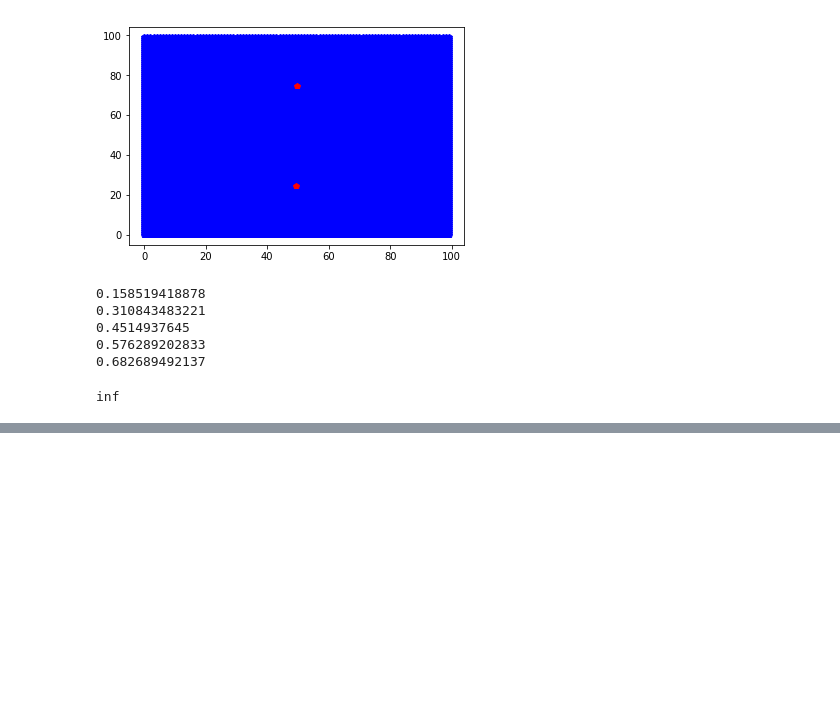
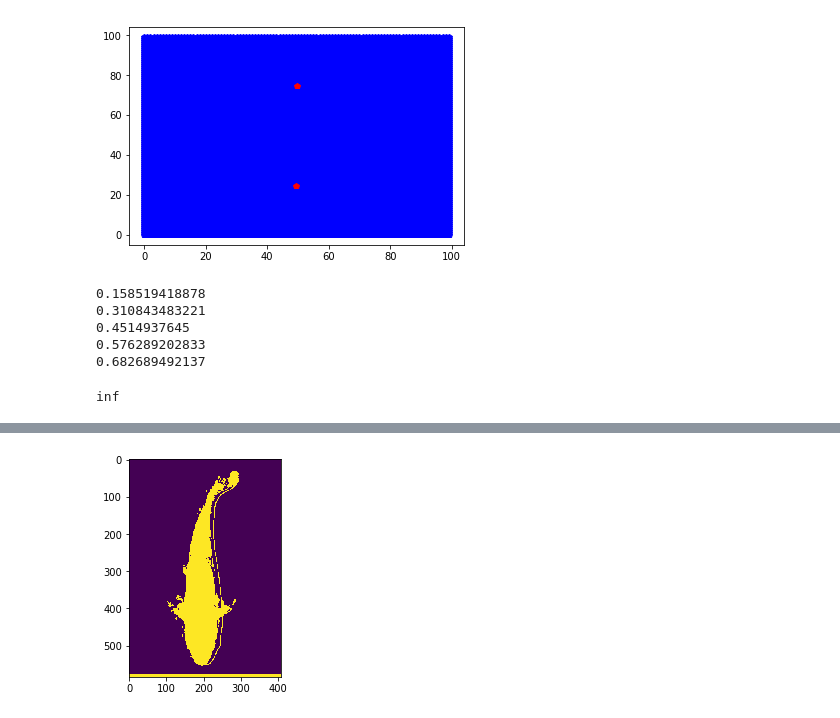
Before and after one commit to Dogiko/KMeans-Clustering, a Jupyter notebook: main.ipynb, the cells around one changed output, grey strips where cells are left out. Drawn from its saved outputs; the diff is of its cells as text; code cells hidden in the pictures; blank space fills up the shorter version.

```diff
--- a/main.ipynb
+++ b/main.ipynb
@@ -391,0 +432,7 @@ inf
+# %%
+k_means.clusters = np.zeros([9,3])
+# %%
+for i in range(8):
+    k_means.clusters[i] = np.array([i%2, int(i/2)%2, int(i/4)%4])*255
+
+k_means.clusters[8] = np.array([128,128,128])
@@ -391,0 +441,14 @@ inf
+# %%
+img_f = np.zeros(img.shape[:2]+(9,))
+# %%
+for i in range(9):
+    img_f[:,:,i] = (k_means.labels == i).reshape(img.shape[:2])
+# %%
+img_filter = np.zeros(img.shape[:2])
+for i in [2,4,6]:
+    img_filter += img_f[:,:,i]
+img_filter  = (img_filter == 0)
+plt.imshow(img_filter.astype(int))
+plt.show()
+# %% [output]
+[figure, added]
```
Also changed, not shown: parts of 16 cells of this notebook.
